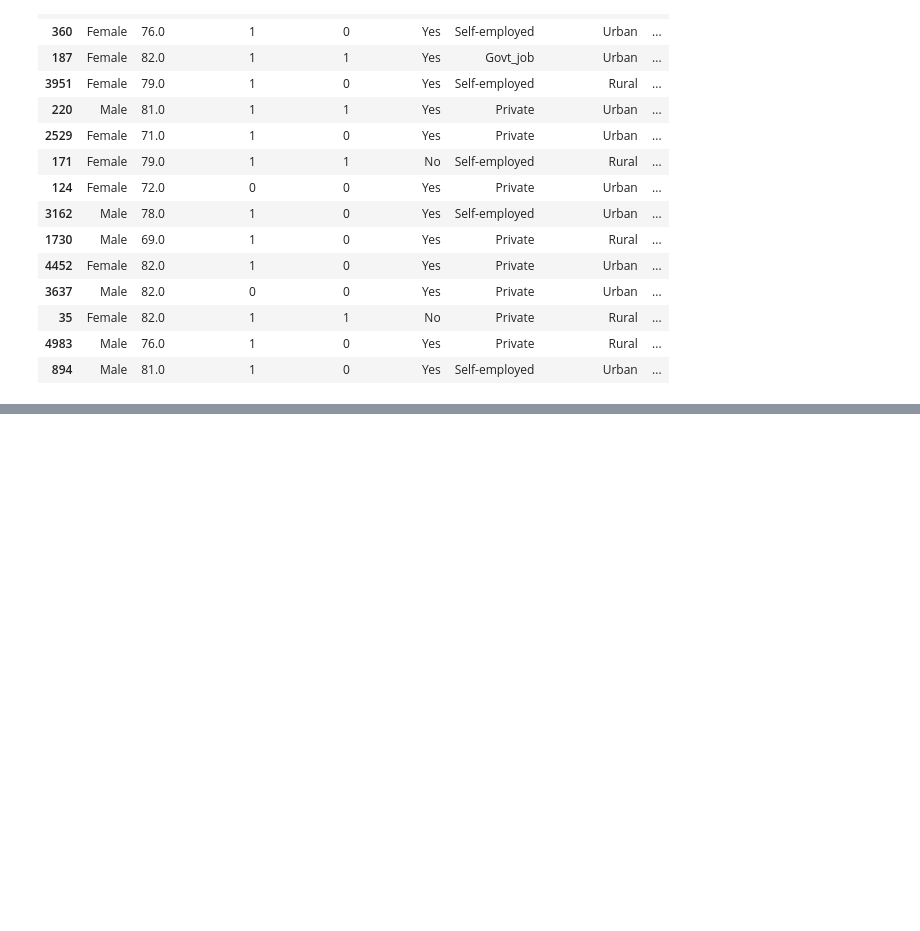
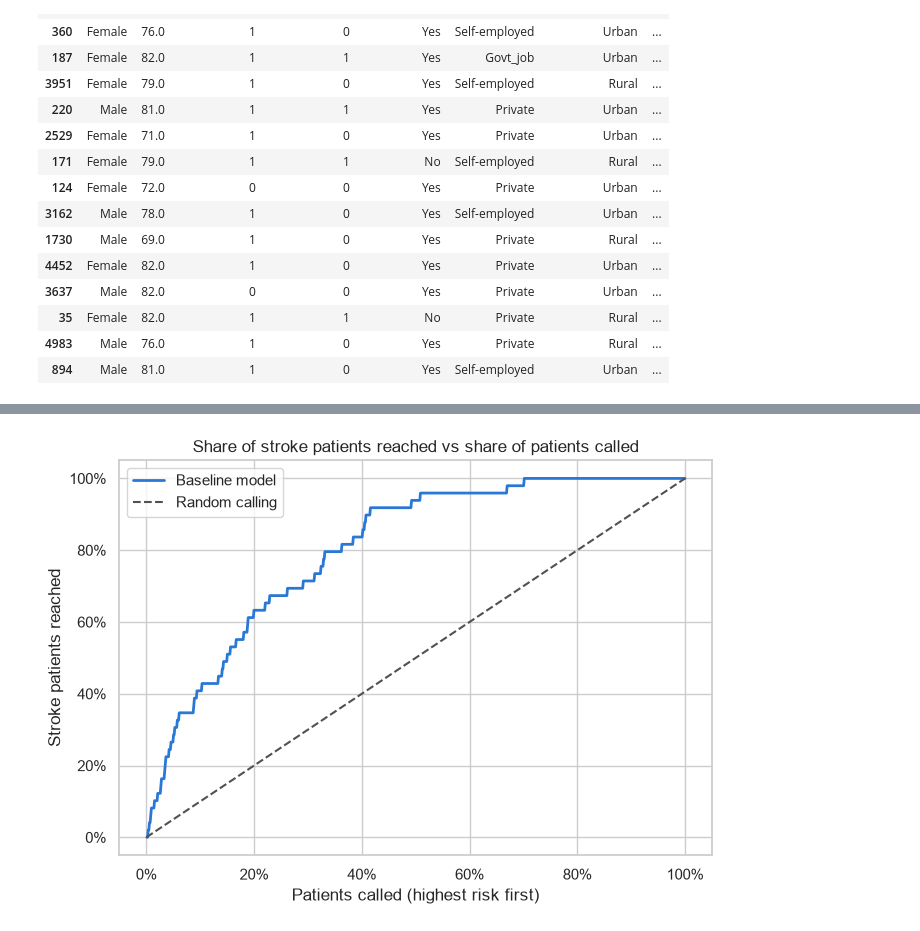
Before and after one commit to BradleyLund/StrokePrediction, a Jupyter notebook: stroke_analysis.ipynb, the cells around one changed output, grey strips where cells are left out. Cells and saved outputs as stored; diff of their text form; code cells hidden in the pictures; blank space fills up the shorter version.

Commit message:
make some charts

```diff
--- a/stroke_analysis.ipynb
+++ b/stroke_analysis.ipynb
@@ -469,0 +500,19 @@ results.sort_values("predicted_prob", ascending=False).head(15)
+# %%
+# outreach table
+ranked = results.sort_values("predicted_prob", ascending=False)
+total_strokes = ranked["actual_stroke"].sum()
+
+rows = []
+for n_calls in [25,50,100,150,200,300]:
+    top = ranked.head(n_calls)
+    reached = top["actual_stroke"].sum()
+    rows.append({
+        "calls": n_calls,
+        "strokes_reached":reached,
+        "precision": reached / n_calls,
+        "recall": reached / total_strokes,
+        "random_would_reach": n_calls * base_rate,
+    })
+
+outreach_table = pd.DataFrame(rows).round(2)
+outreach_table
@@ -469,0 +527,19 @@ results.sort_values("predicted_prob", ascending=False).head(15)
+# %%
+#cumulative gains chart
+ranked["pct_called"] = np.arange(1,len(ranked) + 1) / len(ranked)
+ranked["pct_strokes_reached"] = ranked["actual_stroke"].cumsum() / total_strokes
+
+fig, ax = plt.subplots(figsize=(7,5))
+ax.plot(ranked["pct_called"], ranked["pct_strokes_reached"], color=BAR_COLOUR,linewidth=2, label = "Baseline model")
+ax.plot([0,1],[0,1], color=LINE_COLOUR, linestyle="--", label="Random calling")
+ax.set_title("Share of stroke patients reached vs share of patients called")
+ax.set_xlabel("Patients called (highest risk first)")
+ax.set_ylabel("Stroke patients reached")
+ax.xaxis.set_major_formatter(PercentFormatter(1.0))
+ax.yaxis.set_major_formatter(PercentFormatter(1.0))
+ax.legend()
+plt.tight_layout()
+fig.savefig("figures/gains_baseline.png", dpi=150)
+plt.show()
+# %% [output]
+[figure, added]
```
Also changed, not shown: parts of 7 cells of this notebook, 6 other files.
